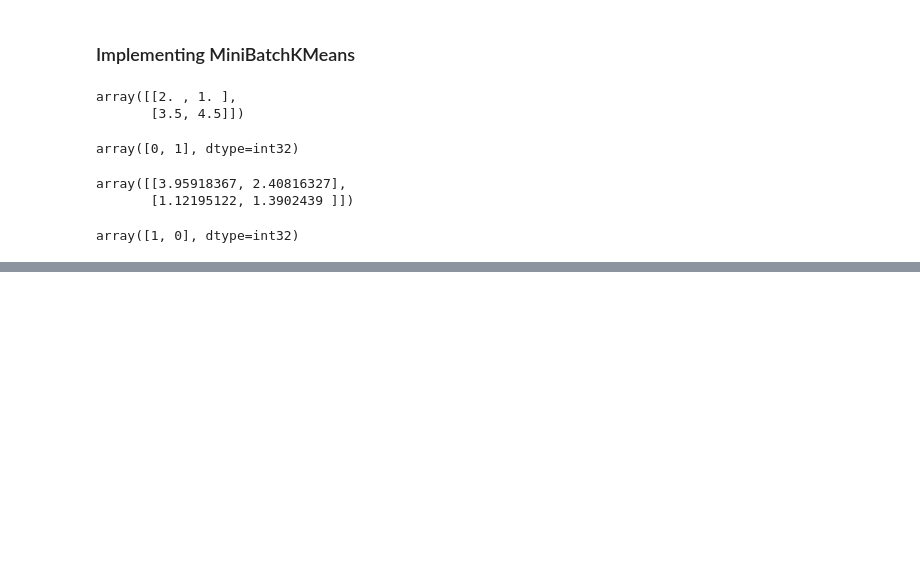
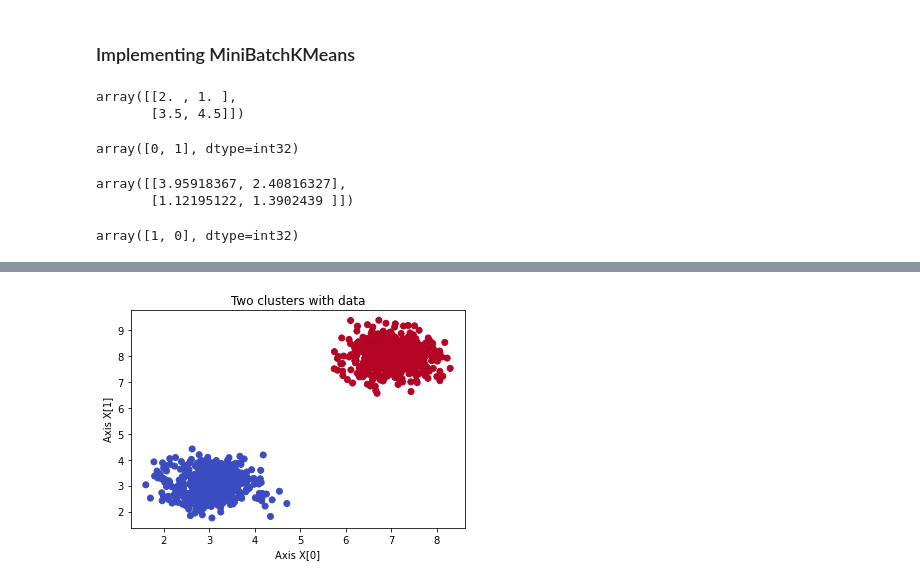
Before and after one commit to snigdhakakkar/ML_Algo_Implementation, a Jupyter notebook: MachineLearningAlgoPracticeSheet.ipynb, the cells around one changed output, grey strips where cells are left out. Saved outputs shown, nothing was run; the diff lists cells and outputs as text; code cells hidden in the pictures; blank space fills up the shorter version.

Commit message:
updated with DBSCAN clustering

```diff
--- a/MachineLearningAlgoPracticeSheet.ipynb
+++ b/MachineLearningAlgoPracticeSheet.ipynb
@@ -1058,0 +1069,16 @@ array([1, 0], dtype=int32)
+# %%
+from sklearn.datasets import make_blobs
+from sklearn.cluster import DBSCAN
+import numpy as np
+
+num_samples = 1000
+cluster_centers = [(3,3),(7,8)]
+num_classes = len(cluster_centers)
+epsilon = 3
+min_samples =15
+
+X,y = make_blobs(n_samples = num_samples, centers=cluster_centers, n_features = num_classes, center_box=(0, 1), cluster_std = 0.5)
+
+db = DBSCAN(eps=epsilon, min_samples=min_samples).fit(X)
+
+labels = db.labels_
@@ -1058,0 +1138,10 @@ array([1, 0], dtype=int32)
+# %%
+# Generate scatter plot for training data
+colors = list(map(lambda x: '#3b4cc0' if x == 1 else '#b40426', labels))
+plt.scatter(X[:,0], X[:,1], c=colors, marker="o", picker=True)
+plt.title('Two clusters with data')
+plt.xlabel('Axis X[0]')
+plt.ylabel('Axis X[1]')
+plt.show()
+# %% [output]
+[figure, added]
```
Also changed, not shown: parts of 7 cells of this notebook.
